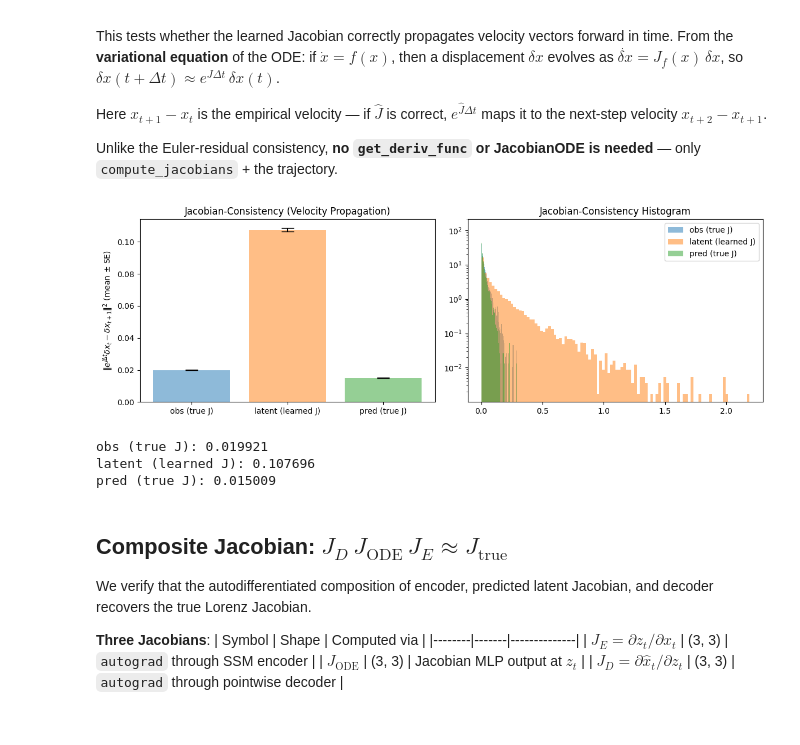
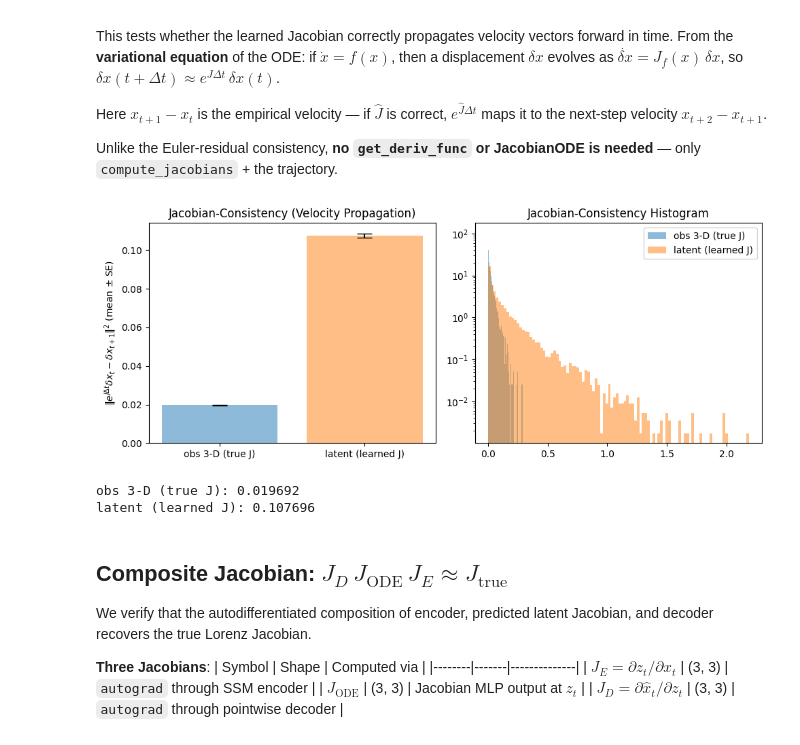
Before and after one commit to adamjeisen/JacobianODE, a Jupyter notebook: _jupyter/Hyperparameter Tuning (Latent JacobianODE - Lorenz full obs).ipynb, the cells around one changed output. Saved outputs shown, nothing was run; the diff lists cells and outputs as text; code cells hidden in the pictures.

```diff
--- a/_jupyter/Hyperparameter Tuning (Latent JacobianODE - Lorenz full obs).ipynb
+++ b/_jupyter/Hyperparameter Tuning (Latent JacobianODE - Lorenz full obs).ipynb
@@ -788,8 +819,9 @@ run, cfg, eq, dt, values, _, _, _, _, lit_model = load_run(
     verbose=True,
 )
 
-# ---- Step 2: dataloaders from postprocessed data ----
-train_dl, val_dl, test_dl, trajs = create_dataloaders(cfg, values, verbose=True)
+# ---- Step 2: dataloaders from postprocessed data (also get full-obs test trajs) ----
+train_dl, val_dl, test_dl, trajs = create_dataloaders(cfg, values, verbose=True, return_full_obs=True)
+test_trajs_full = trajs['test_trajs_full'].sequence  # (n_seqs, T_seq, 3) — full Lorenz dims
 
 # ---- Step 3: load best checkpoint ----
 load_checkpoint(run, cfg, lit_model, save_dir=SAVE_DIR, verbose=True)
@@ -805,6 +837,7 @@ print(f"  dt={dt:.4f}")
 print(f"  jac_window_stride={lit_model.jac_window_stride}")
 print(f"  encoder_warmup_epochs={lit_model.encoder_warmup_epochs}")
 print(f"  true_lyapunov_exponents={lit_model.true_lyapunov_exponents.tolist()}")
+print(f"  full-system test trajs: {test_trajs_full.shape}")
 print(f"\nModel ready for testing (Sections 6+).")
 # %% [output]
 Train dataset shape: torch.Size([31460, 70, 3])
@@ -824,8 +858,10 @@ Model ready for testing (Sections 6+).
 # %% [markdown]
 ### 6. Testing
 # %%
-sample_batch = test_dl.dataset.sequence[np.random.choice(np.arange(len(test_dl.dataset.sequence)), size=(128,), replace=False)]
-test_trajs = trajs['test_trajs'].sequence
+batch_indices     = np.random.choice(np.arange(len(test_dl.dataset.sequence)), size=(128,), replace=False)
+sample_batch      = test_dl.dataset.sequence[batch_indices]
+test_trajs        = trajs['test_trajs'].sequence        # partial-obs (1-D) — model input
+sample_batch_full = test_trajs_full   # full-obs (3-D)  — ground truth
 # %%
 lit_model.prediction_steps = 100
 device = torch.device('cuda' if torch.cuda.is_available() else 'cpu')
@@ -1337,87 +1358,67 @@ Unlike the Euler-residual consistency, **no `get_deriv_func` or JacobianODE is n
 # Jacobian-consistency: ||(x_{t+2} - x_{t+1}) - exp(J*dt) @ (x_{t+1} - x_t)||^2
 
 # ---------------------------------------------------------------
-# 1. Observations: true Lorenz J (reuse J_obs_raw from jreg cell)
+# 1. Observations: true Lorenz J on full-system test trajs
 # ---------------------------------------------------------------
-# J_obs_raw: (B, T, D, D) in raw coords — use first T-2 timesteps
-J_obs_exp = torch.matrix_exp(torch.from_numpy(J_obs_raw[:, :-2]).float() * dt)  # (B, T-2, D, D)
+# J_obs_raw: (n_seqs, T_seq, 3, 3) from jreg cell
+J_obs_exp = torch.matrix_exp(torch.from_numpy(J_obs_raw[:, :-2]).float() * dt)  # (B, T-2, 3, 3)
 
-vel_obs_raw = torch.from_numpy(targets_raw[:, 1:] - targets_raw[:, :-1]).float()  # (B, T-1, D)
-vel_obs_t  = vel_obs_raw[:, :-1]   # (B, T-2, D)  velocity at t
-vel_obs_t1 = vel_obs_raw[:, 1:]    # (B, T-2, D)  velocity at t+1
+vel_obs_raw = torch.from_numpy(obs_ref_raw[:, 1:] - obs_ref_raw[:, :-1]).float()
+vel_obs_t  = vel_obs_raw[:, :-1]
+vel_obs_t1 = vel_obs_raw[:, 1:]
 
-vel_obs_t1_pred = (J_obs_exp @ vel_obs_t.unsqueeze(-1)).squeeze(-1)   # (B, T-2, D)
-residual_obs_raw = vel_obs_t1 - vel_obs_t1_pred                        # (B, T-2, D) raw units
-residual_obs_norm = residual_obs_raw / sigma                           # normalized
-jac_cons_obs = residual_obs_norm.pow(2) / targets.var()
+vel_obs_t1_pred = (J_obs_exp @ vel_obs_t.unsqueeze(-1)).squeeze(-1)
+residual_obs_raw = vel_obs_t1 - vel_obs_t1_pred
+residual_obs_norm = residual_obs_raw / sigma
+jac_cons_obs = residual_obs_norm.pow(2) / obs_ref.var()
 
 # ---------------------------------------------------------------
 # 2. Latent: learned J (reuse jacs from jreg cell)
 # ---------------------------------------------------------------
-# jacs: (B, T, D, D) already in latent coordinates
-J_lat_exp = torch.matrix_exp(jacs[:, :-2] * dt)  # (B, T-2, D, D)
+J_lat_exp = torch.matrix_exp(jacs[:, :-2] * dt)
 
-vel_lat = latent_traj[:, 1:] - latent_traj[:, :-1]  # (B, T-1, D)
-vel_lat_t  = vel_lat[:, :-1]  # (B, T-2, D)
-vel_lat_t1 = vel_lat[:, 1:]   # (B, T-2, D)
+vel_lat = latent_traj[:, 1:] - latent_traj[:, :-1]
+vel_lat_t  = vel_lat[:, :-1]
+vel_lat_t1 = vel_lat[:, 1:]
 
-vel_lat_t1_pred = (J_lat_exp @ vel_lat_t.unsqueeze(-1)).squeeze(-1)  # (B, T-2, D)
+vel_lat_t1_pred = (J_lat_exp @ vel_lat_t.unsqueeze(-1)).squeeze(-1)
 residual_lat = vel_lat_t1 - vel_lat_t1_pred
 jac_cons_latent = residual_lat.pow(2) / latent_traj.var()
 
 # ---------------------------------------------------------------
-# 3. Decoded/Pred: true Lorenz J on decoded trajectory (reuse J_decoded_raw)
-# ---------------------------------------------------------------
-J_dec_exp = torch.matrix_exp(torch.from_numpy(J_decoded_raw[:, :-2]).float() * dt)  # (B, T-2, D, D)
-
-vel_dec_raw = torch.from_numpy(traj_decoded_raw[:, 1:] - traj_decoded_raw[:, :-1]).float()  # (B, T-1, D)
-vel_dec_t  = vel_dec_raw[:, :-1]
-vel_dec_t1 = vel_dec_raw[:, 1:]
-
-vel_dec_t1_pred = (J_dec_exp @ vel_dec_t.unsqueeze(-1)).squeeze(-1)  # (B, T-2, D)
-residual_dec_raw = vel_dec_t1 - vel_dec_t1_pred
-residual_dec_norm = residual_dec_raw / sigma
-jac_cons_pred = residual_dec_norm.pow(2) / traj_decoded.var()
-
-# ---------------------------------------------------------------
-# Plot
+# Plot (obs 3-D vs latent; decoder is 1-D so "decoded" bar is omitted)
 # ---------------------------------------------------------------
 means_jc = [
     jac_cons_obs.mean().item(),
     jac_cons_latent.mean().item(),
-    jac_cons_pred.mean().item(),
 ]
 std_errors_jc = [
     jac_cons_obs.flatten().std(unbiased=True).item() / (jac_cons_obs.numel() ** 0.5),
     jac_cons_latent.flatten().std(unbiased=True).item() / (jac_cons_latent.numel() ** 0.5),
-    jac_cons_pred.flatten().std(unbiased=True).item() / (jac_cons_pred.numel() ** 0.5),
 ]
-labels_jc = ['obs (true J)', 'latent (learned J)', 'pred (true J)']
+labels_jc = ['obs 3-D (true J)', 'latent (learned J)']
 
-fig, axs = plt.subplots(1, 2, figsize=(12, 4))
-
+fig, axs = plt.subplots(1, 2, figsize=(10, 4))
 axs[0].bar(labels_jc, means_jc, yerr=std_errors_jc, capsize=8,
-           color=['C0', 'C1', 'C2'], alpha=0.5)
+           color=['C0', 'C1'], alpha=0.5)
 axs[0].set_ylabel(r'$\|e^{J\Delta t}\delta x_t - \delta x_{t+1}\|^2$ (mean ± SE)')
 axs[0].set_title('Jacobian-Consistency (Velocity Propagation)')
 
-axs[1].hist(jac_cons_obs.flatten().cpu().numpy(), bins=100, density=True, label='obs (true J)', alpha=0.5)
+axs[1].hist(jac_cons_obs.flatten().cpu().numpy(), bins=100, density=True, label='obs 3-D (true J)', alpha=0.5)
 axs[1].hist(jac_cons_latent.flatten().detach().cpu().numpy(), bins=100, density=True, label='latent (learned J)', alpha=0.5)
-axs[1].hist(jac_cons_pred.flatten().cpu().numpy(), bins=100, density=True, label='pred (true J)', alpha=0.5)
 axs[1].set_yscale('log')
 axs[1].set_title('Jacobian-Consistency Histogram')
 axs[1].legend()
 
 plt.tight_layout()
 plt.show()
 
 for lbl, val in zip(labels_jc, means_jc):
     print(f"{lbl}: {val:.6f}")
 # %% [output]
-[figure, old version]
+[figure, new version]
-obs (true J): 0.019921
+obs 3-D (true J): 0.019692
 latent (learned J): 0.107696
-pred (true J): 0.015009
 # %% [markdown]
 ## Composite Jacobian: $J_D \, J_{\mathrm{ODE}} \, J_E \approx J_{\mathrm{true}}$
 
```
Also changed, not shown: parts of 27 cells of this notebook, 24 other files.
